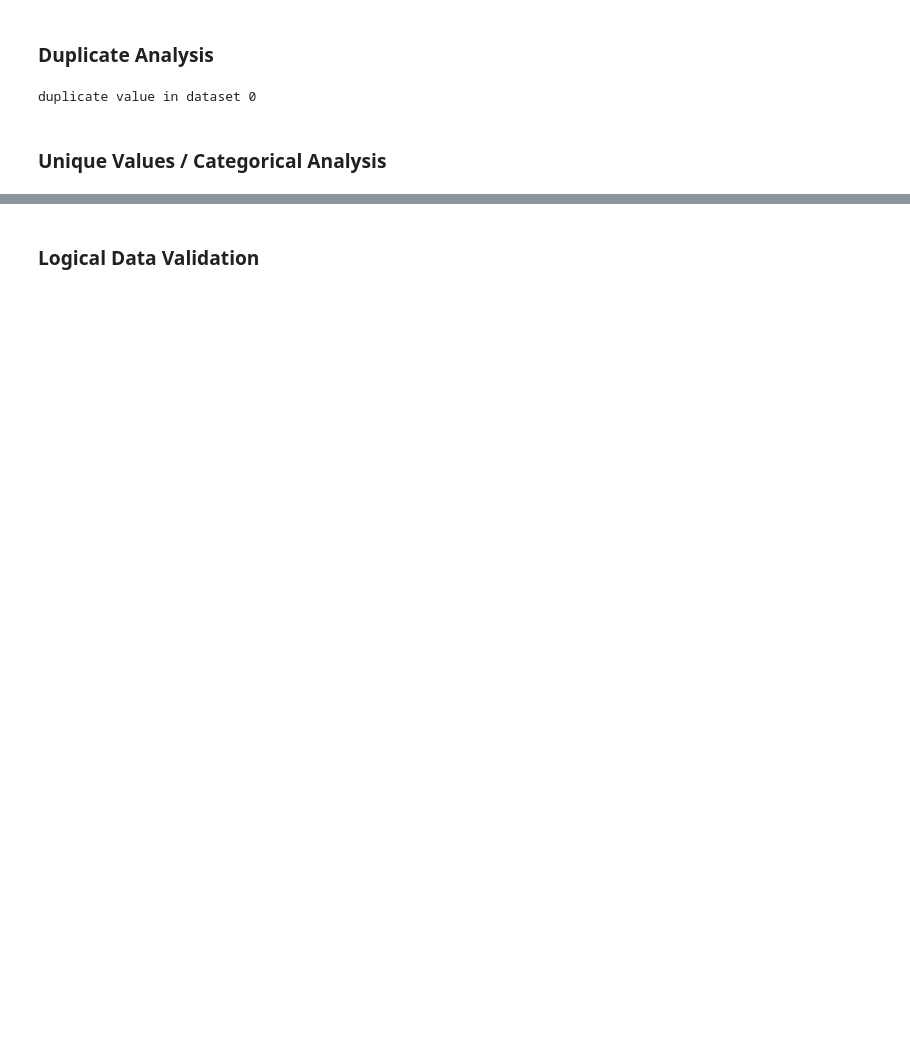
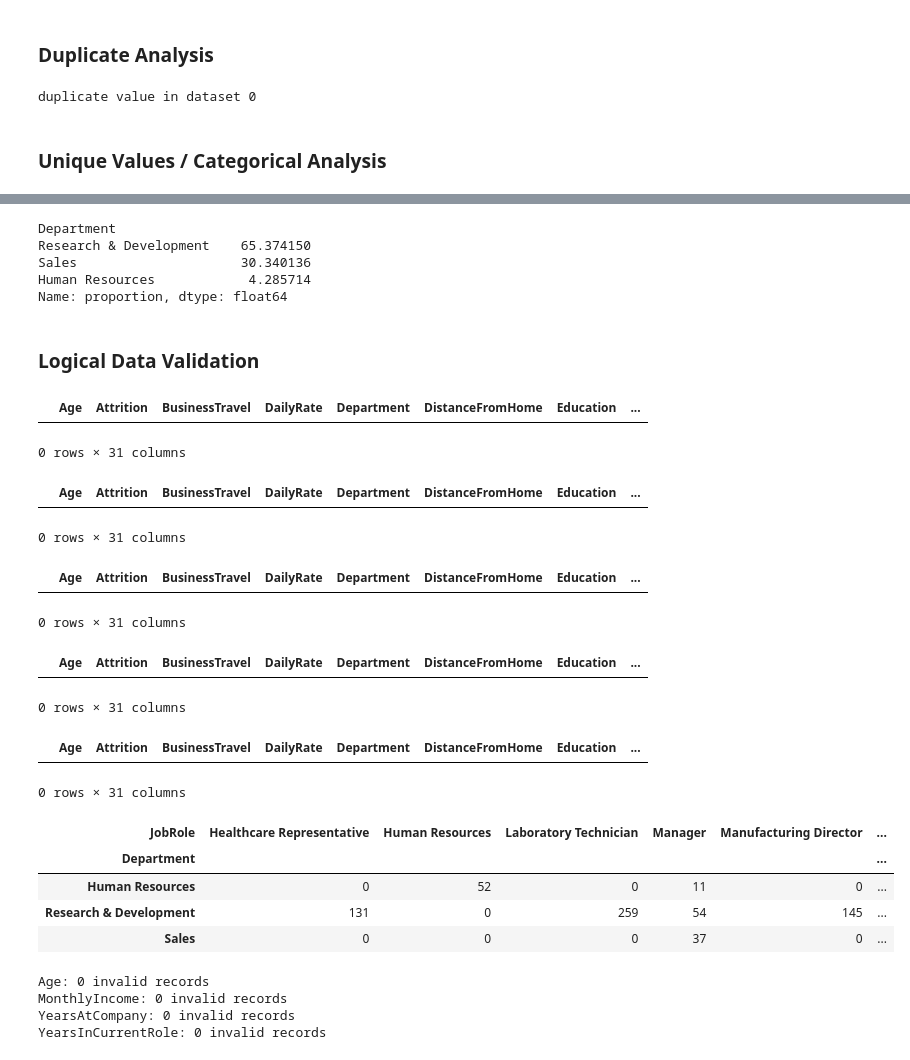
Before and after one commit to mananipratik/i_project, a Jupyter notebook: nb/1_data_understanding.ipynb, the cells around one changed output, grey strips where cells are left out. Saved outputs shown, nothing was run; the diff lists cells and outputs as text; code cells hidden in the pictures; blank space fills up the shorter version.

```diff
--- a/nb/1_data_understanding.ipynb
+++ b/nb/1_data_understanding.ipynb
@@ -132,2 +162,57 @@ duplicate value in dataset 0
+# %%
+df['Department'].value_counts(normalize=True) * 100
+# %% [output]
+Department
+Research & Development    65.374150
+Sales                     30.340136
+Human Resources            4.285714
+Name: proportion, dtype: float64
 # %% [markdown]
 ### Logical Data Validation
+# %%
+df[df['TotalWorkingYears'] > df['Age']]
+# %% [output]
+|  | Age | Attrition | BusinessTravel | DailyRate | Department | DistanceFromHome | Education | ... |
+0 rows × 31 columns
+# %%
+df[df['YearsAtCompany'] > df['TotalWorkingYears']]
+# %% [output]
+|  | Age | Attrition | BusinessTravel | DailyRate | Department | DistanceFromHome | Education | ... |
+0 rows × 31 columns
+# %%
+df[df['YearsInCurrentRole'] > df['YearsAtCompany']]
+# %% [output]
+|  | Age | Attrition | BusinessTravel | DailyRate | Department | DistanceFromHome | Education | ... |
+0 rows × 31 columns
+# %%
+df[df["YearsSinceLastPromotion"] > df['YearsAtCompany']]
+# %% [output]
+|  | Age | Attrition | BusinessTravel | DailyRate | Department | DistanceFromHome | Education | ... |
+0 rows × 31 columns
+# %%
+df[df['MonthlyIncome'] <= 0]
+# %% [output]
+|  | Age | Attrition | BusinessTravel | DailyRate | Department | DistanceFromHome | Education | ... |
+0 rows × 31 columns
+# %%
+pd.crosstab(
+    df['Department'],
+    df['JobRole']
+)
+# %% [output]
+| JobRole | Healthcare Representative | Human Resources | Laboratory Technician | Manager | Manufacturing Director | ... |
+| Department |  |  |  |  |  | ... |
+| Human Resources | 0 | 52 | 0 | 11 | 0 | ... |
+| Research & Development | 131 | 0 | 259 | 54 | 145 | ... |
+| Sales | 0 | 0 | 0 | 37 | 0 | ... |
+# %%
+column_to_chek =['Age','MonthlyIncome','YearsAtCompany','YearsInCurrentRole']
+for col in column_to_chek:
+    invalid = df[df[col] < 0]
+
+    print(f"{col}: {len(invalid)} invalid records")
+# %% [output]
+Age: 0 invalid records
+MonthlyIncome: 0 invalid records
+YearsAtCompany: 0 invalid records
+YearsInCurrentRole: 0 invalid records
```
Also changed, not shown: parts of 3 cells of this notebook, 3 other files.
